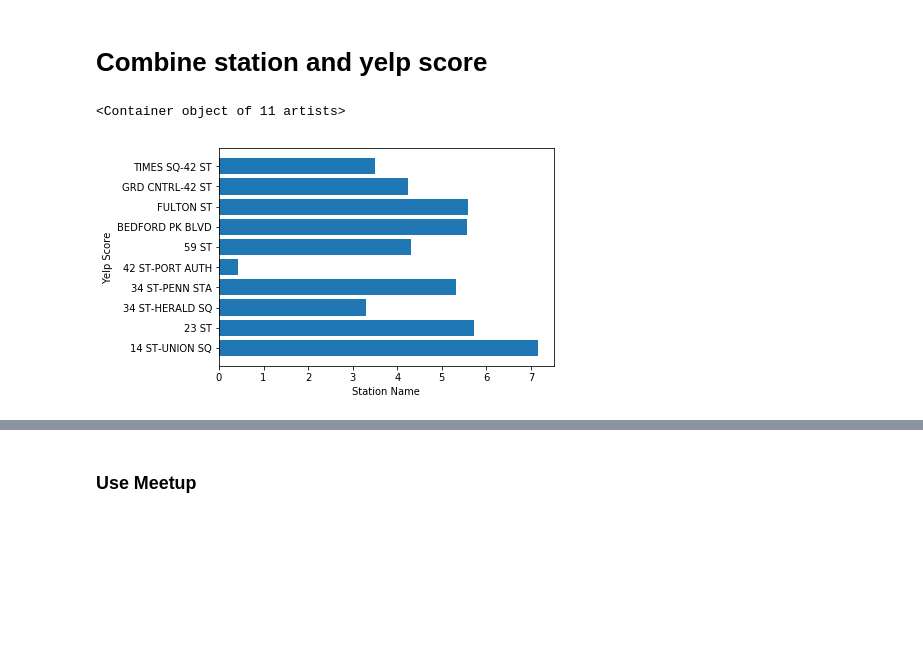
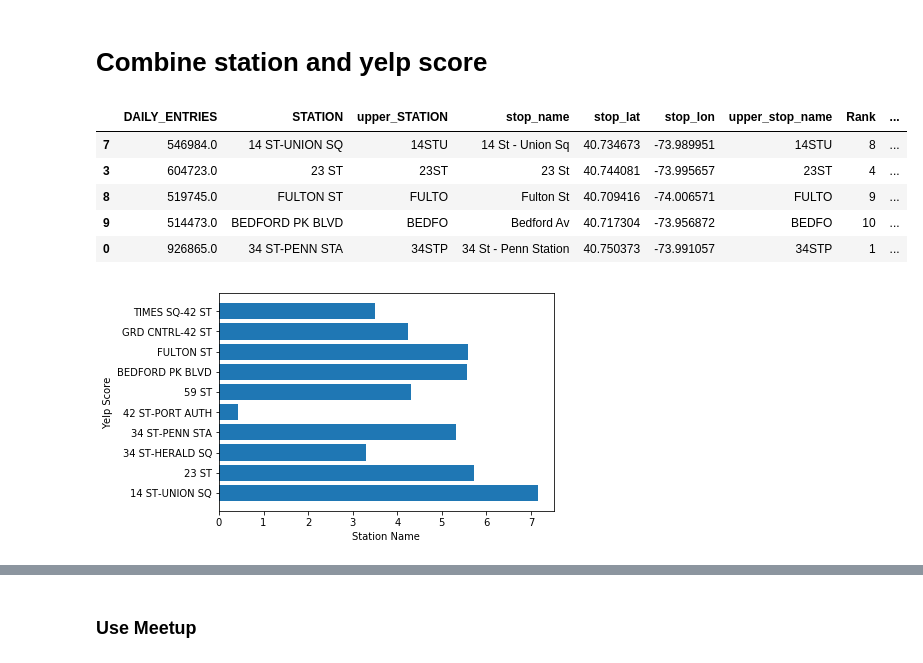
Before and after one commit to cyrus-rustomji/metis_projects, a Jupyter notebook: FirstProejct.ipynb, the cells around one changed output, grey strips where cells are left out. Saved outputs shown, nothing was run; the diff lists cells and outputs as text; code cells hidden in the pictures; blank space fills up the shorter version.

```diff
--- a/FirstProejct.ipynb
+++ b/FirstProejct.ipynb
@@ -792,11 +786,18 @@ yelp_df
 # %%
 plt.figure()
 plt.xlabel('Station Name')
 plt.ylabel('Yelp Score')
-yelp_df_sort = yelp_df.sort_values(by=['userid','price'],ascending=False)
-plt.barh(yelp_df['STATION'], yelp_df['yelp_p'])
+yelp_df_sort = yelp_df.sort_values(by=['yelp_p'],ascending=False)
+plt.barh(yelp_df_sort['STATION'], yelp_df_sort['yelp_p'])
+
+yelp_df_sort.head()
 # %% [output]
-<Container object of 11 artists>
+|  | DAILY_ENTRIES | STATION | upper_STATION | stop_name | stop_lat | stop_lon | upper_stop_name | Rank | ... |
+| 7 | 546984.0 | 14 ST-UNION SQ | 14STU | 14 St - Union Sq | 40.734673 | -73.989951 | 14STU | 8 | ... |
+| 3 | 604723.0 | 23 ST | 23ST | 23 St | 40.744081 | -73.995657 | 23ST | 4 | ... |
+| 8 | 519745.0 | FULTON ST | FULTO | Fulton St | 40.709416 | -74.006571 | FULTO | 9 | ... |
+| 9 | 514473.0 | BEDFORD PK BLVD | BEDFO | Bedford Av | 40.717304 | -73.956872 | BEDFO | 10 | ... |
+| 0 | 926865.0 | 34 ST-PENN STA | 34STP | 34 St - Penn Station | 40.750373 | -73.991057 | 34STP | 1 | ... |
 [figure]
 # %%
 yelp_df = yelp_df[['station', 'yelp_p']]
```
Also changed, not shown: parts of 1 cell of this notebook, 1 other file.
